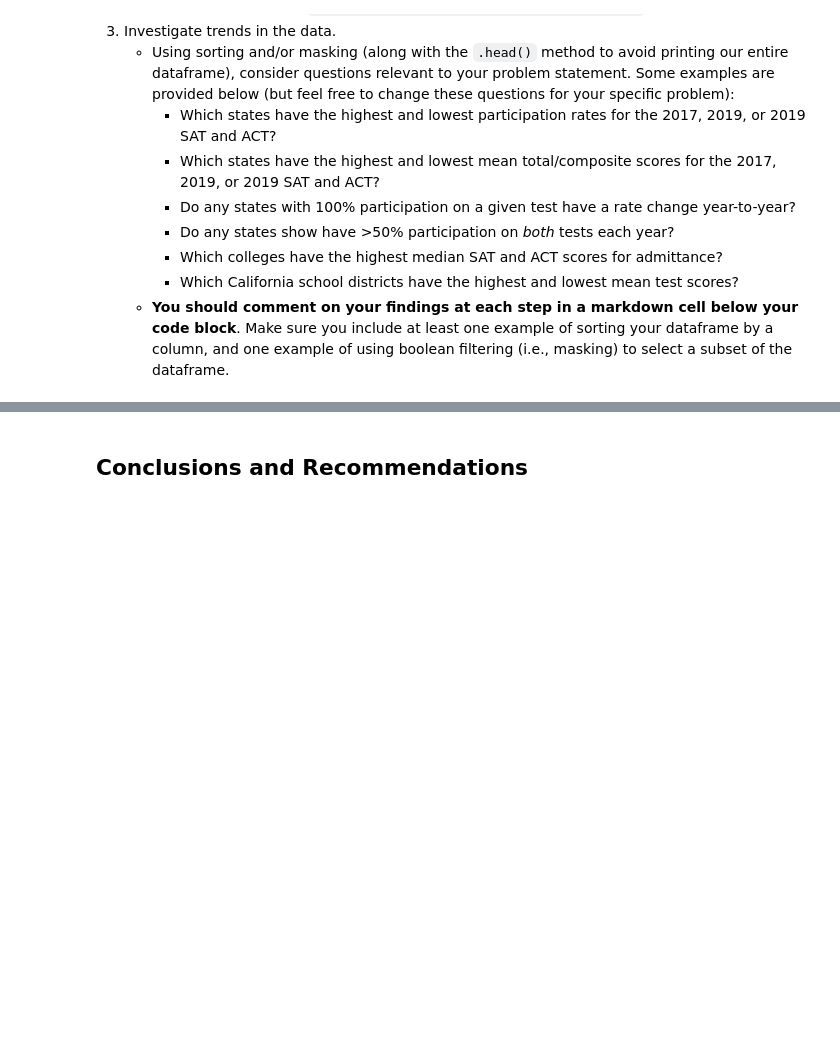
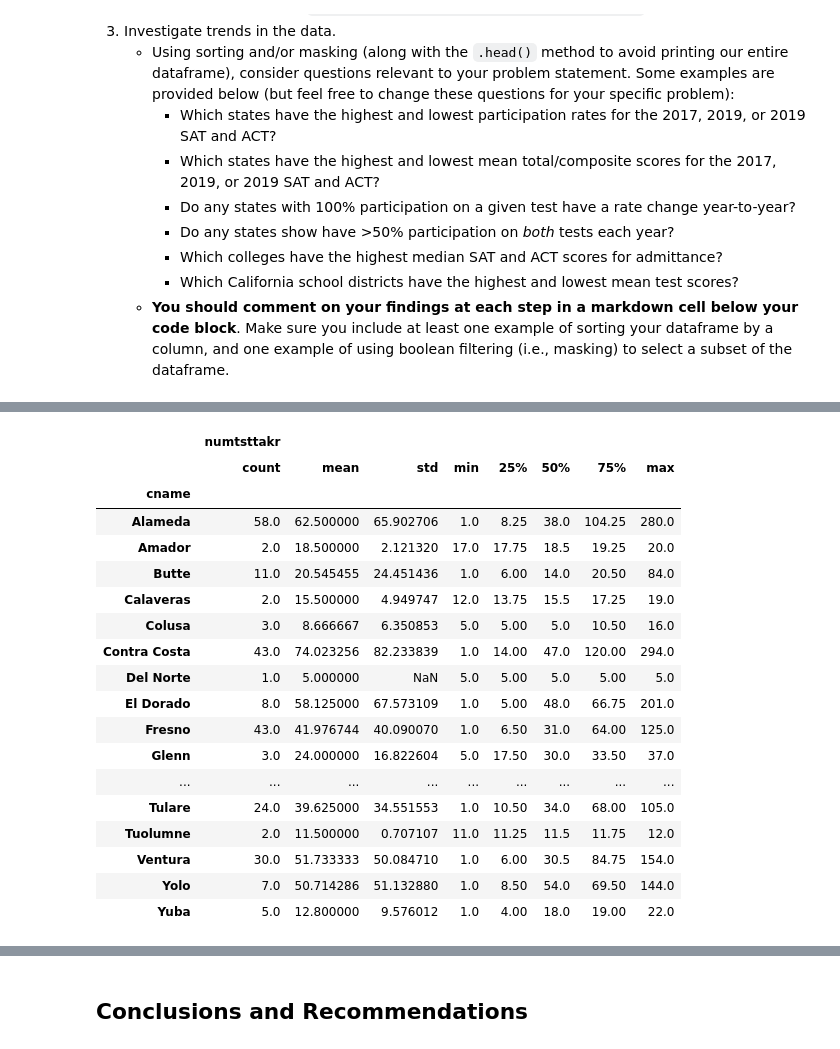
Before and after one commit to abiraauthayan/SATandACTscores, a Jupyter notebook: code/starter-code.ipynb, the cells around one changed output, grey strips where cells are left out. Saved outputs shown, nothing was run; the diff lists cells and outputs as text; code cells hidden in the pictures; blank space fills up the shorter version.

```diff
--- a/code/starter-code.ipynb
+++ b/code/starter-code.ipynb
@@ -174,0 +442,23 @@ Complete the following steps to explore your data. You are welcome to do more ED
+# %%
+actMean= act.groupby('cname')[['numtsttakr']].describe()
+actMean
+# %% [output]
+|  | numtsttakr |  |  |  |  |  |  |  |
+|  | count | mean | std | min | 25% | 50% | 75% | max |
+| cname |  |  |  |  |  |  |  |  |
+| Alameda | 58.0 | 62.500000 | 65.902706 | 1.0 | 8.25 | 38.0 | 104.25 | 280.0 |
+| Amador | 2.0 | 18.500000 | 2.121320 | 17.0 | 17.75 | 18.5 | 19.25 | 20.0 |
+| Butte | 11.0 | 20.545455 | 24.451436 | 1.0 | 6.00 | 14.0 | 20.50 | 84.0 |
+| Calaveras | 2.0 | 15.500000 | 4.949747 | 12.0 | 13.75 | 15.5 | 17.25 | 19.0 |
+| Colusa | 3.0 | 8.666667 | 6.350853 | 5.0 | 5.00 | 5.0 | 10.50 | 16.0 |
+| Contra Costa | 43.0 | 74.023256 | 82.233839 | 1.0 | 14.00 | 47.0 | 120.00 | 294.0 |
+| Del Norte | 1.0 | 5.000000 | NaN | 5.0 | 5.00 | 5.0 | 5.00 | 5.0 |
+| El Dorado | 8.0 | 58.125000 | 67.573109 | 1.0 | 5.00 | 48.0 | 66.75 | 201.0 |
+| Fresno | 43.0 | 41.976744 | 40.090070 | 1.0 | 6.50 | 31.0 | 64.00 | 125.0 |
+| Glenn | 3.0 | 24.000000 | 16.822604 | 5.0 | 17.50 | 30.0 | 33.50 | 37.0 |
+| ... | ... | ... | ... | ... | ... | ... | ... | ... |
+| Tulare | 24.0 | 39.625000 | 34.551553 | 1.0 | 10.50 | 34.0 | 68.00 | 105.0 |
+| Tuolumne | 2.0 | 11.500000 | 0.707107 | 11.0 | 11.25 | 11.5 | 11.75 | 12.0 |
+| Ventura | 30.0 | 51.733333 | 50.084710 | 1.0 | 6.00 | 30.5 | 84.75 | 154.0 |
+| Yolo | 7.0 | 50.714286 | 51.132880 | 1.0 | 8.50 | 54.0 | 69.50 | 144.0 |
+| Yuba | 5.0 | 12.800000 | 9.576012 | 1.0 | 4.00 | 18.0 | 19.00 | 22.0 |
```
Also changed, not shown: parts of 46 cells of this notebook.
